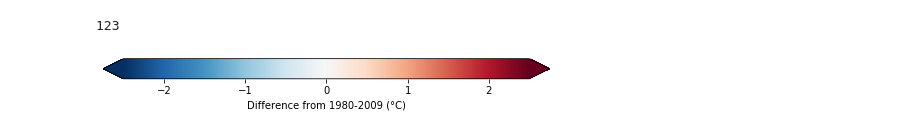
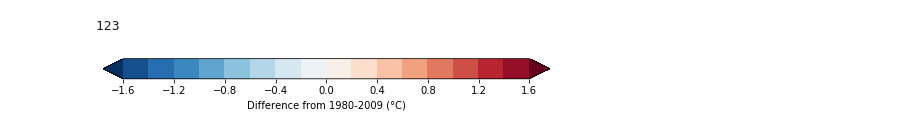
Before and after one commit to PBrockmann/ClimateStripes, a Jupyter notebook: ClimateStripes.ipynb, the cells around one changed output. Saved outputs shown, nothing was run; the diff lists cells and outputs as text; code cells hidden in the pictures.

```diff
--- a/ClimateStripes.ipynb
+++ b/ClimateStripes.ipynb
@@ -503,20 +491,28 @@ len(a)
 # %%
 import matplotlib.pyplot as plt
 import matplotlib as mpl
+import numpy as np
 
 fig, ax = plt.subplots(figsize=(8, 1))
 fig.subplots_adjust(bottom=0.6)
 
-cmap = mpl.cm.RdBu_r
-norm = mpl.colors.Normalize(vmin=-2.5, vmax=2.5)
+min=-1.6
+max=1.6
+delta=0.2
+allLevels = np.arange(min,max+delta,delta)
+cmap = plt.get_cmap('RdBu_r')
+colors = cmap(np.linspace(0, 1, len(allLevels)+1))
+cmap, norm = matplotlib.colors.from_levels_and_colors(allLevels, colors, extend='both')
 
 cb1 = mpl.colorbar.ColorbarBase(ax,
                                 cmap=cmap,
                                 norm=norm,
                                 orientation='horizontal',
                                 extend='both')
 cb1.set_label('Difference from 1980-2009 (°C)')
 
+fig
+
 fig.savefig('legend.png')
 # %% [output]
-[figure, old version]
+[figure, new version]
```
Also changed, not shown: parts of 21 cells of this notebook, 1 other file.
